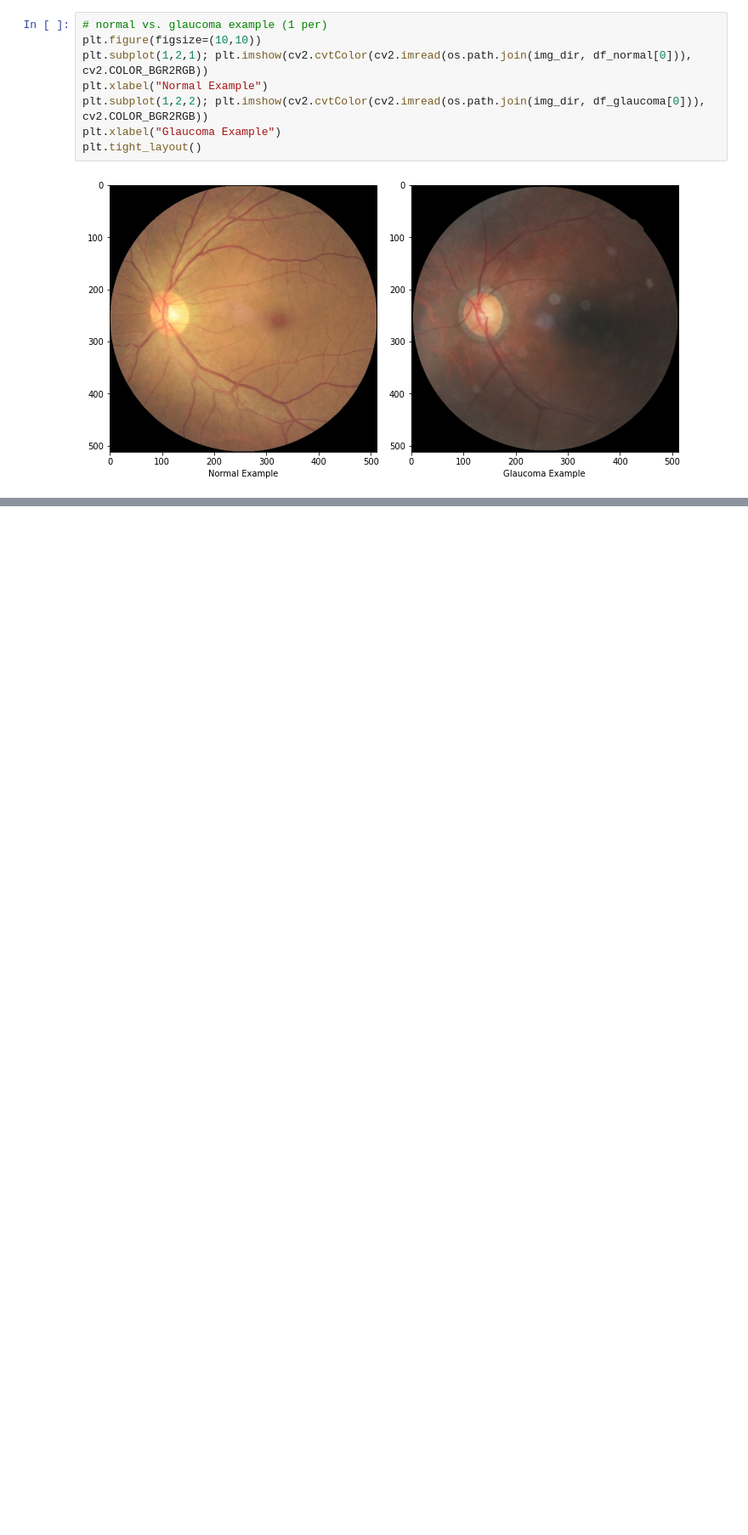
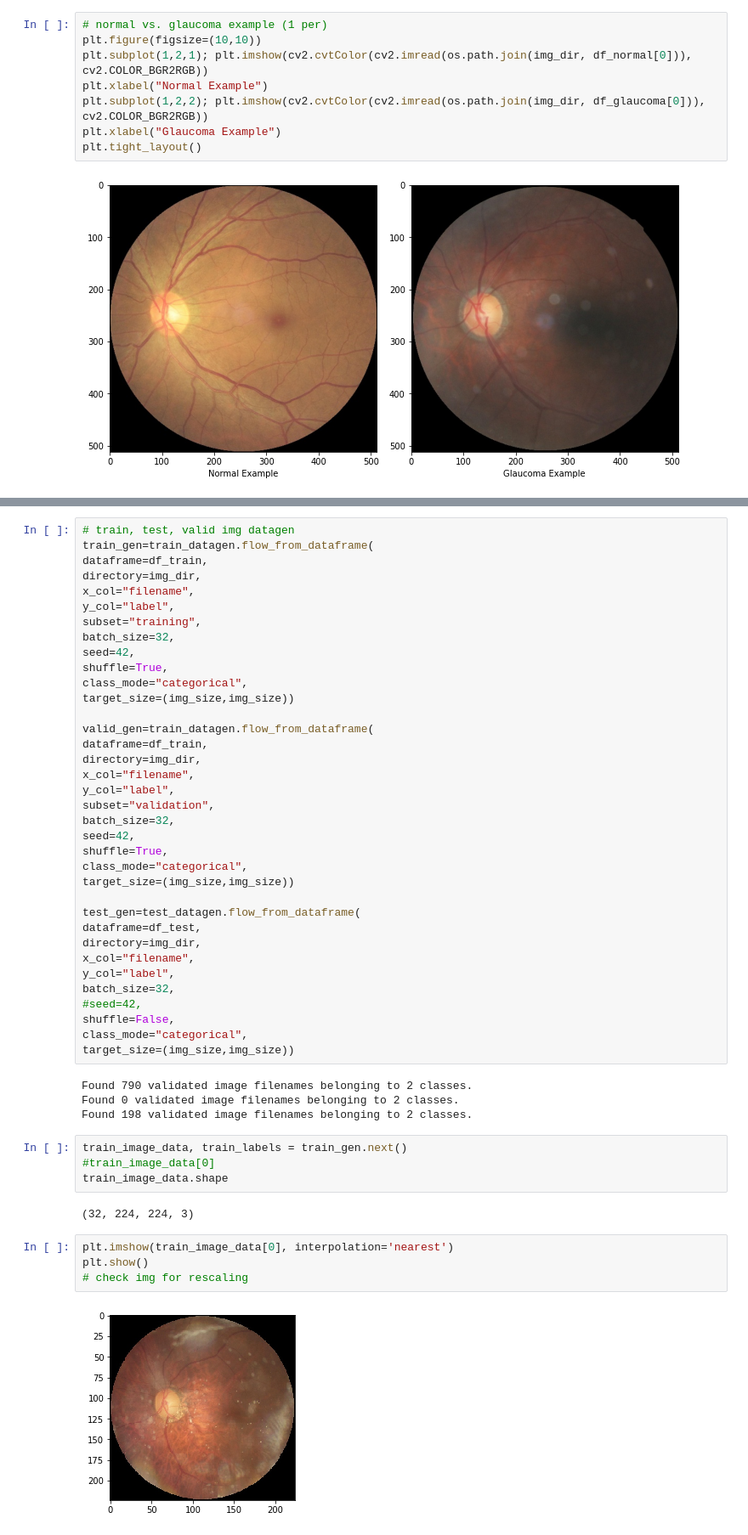
Before and after one commit to ethanrasmussen/ocularimg_test, a Jupyter notebook: glaucoma_model.ipynb, the cells around one changed output, grey strips where cells are left out. Shown at 85% size. Cells and saved outputs as stored; diff of their text form; blank space fills up the shorter version.

Commit message:
data parsing

```diff
--- a/glaucoma_model.ipynb
+++ b/glaucoma_model.ipynb
@@ -161,0 +208,52 @@ plt.tight_layout()
+# %%
+# train, test, valid img datagen
+train_gen=train_datagen.flow_from_dataframe(
+dataframe=df_train,
+directory=img_dir,
+x_col="filename",
+y_col="label",
+subset="training",
+batch_size=32,
+seed=42,
+shuffle=True,
+class_mode="categorical",
+target_size=(img_size,img_size))
+
+valid_gen=train_datagen.flow_from_dataframe(
+dataframe=df_train,
+directory=img_dir,
+x_col="filename",
+y_col="label",
+subset="validation",
+batch_size=32,
+seed=42,
+shuffle=True,
+class_mode="categorical",
+target_size=(img_size,img_size))
+
+test_gen=test_datagen.flow_from_dataframe(
+dataframe=df_test,
+directory=img_dir,
+x_col="filename",
+y_col="label",
+batch_size=32,
+#seed=42,
+shuffle=False,
+class_mode="categorical",
+target_size=(img_size,img_size))
+# %% [output]
+Found 790 validated image filenames belonging to 2 classes.
+Found 0 validated image filenames belonging to 2 classes.
+Found 198 validated image filenames belonging to 2 classes.
+# %%
+train_image_data, train_labels = train_gen.next()
+#train_image_data[0]
+train_image_data.shape
+# %% [output]
+(32, 224, 224, 3)
+# %%
+plt.imshow(train_image_data[0], interpolation='nearest')
+plt.show()
+# check img for rescaling
+# %% [output]
+[figure, added]
```
Also changed, not shown: parts of 5 cells of this notebook.
